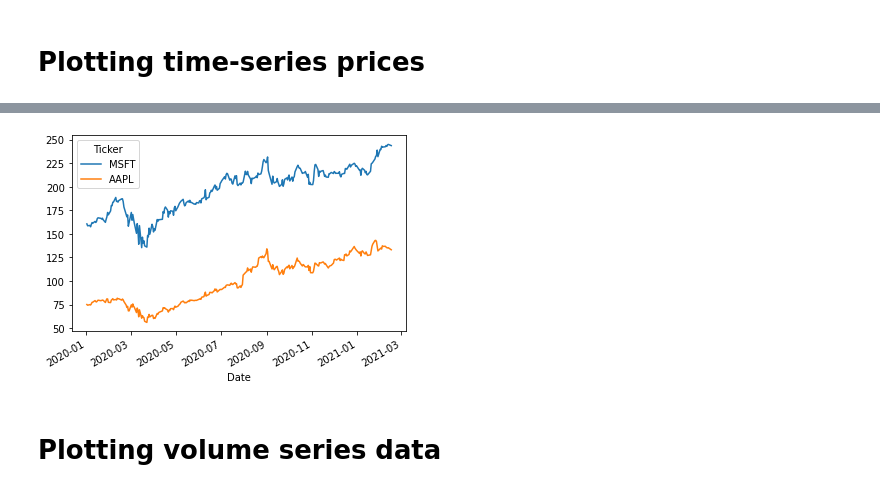
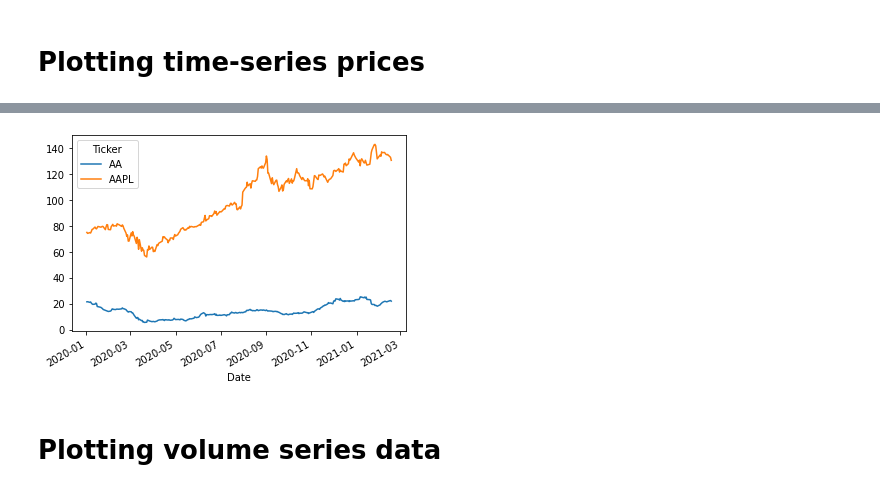
Before and after one commit to jiayou60/Learning-Pandas-Second-Edition, a Jupyter notebook: Chapter15/15_Finance.ipynb, the cells around one changed output, grey strips where cells are left out. Cells and saved outputs as stored; diff of their text form; code cells hidden in the pictures.

```diff
--- a/Chapter15/15_Finance.ipynb
+++ b/Chapter15/15_Finance.ipynb
@@ -181,8 +182,8 @@ close_px['MSFT'].plot();
 # %%
 # plot MSFT vs AAPL on the same chart
-close_px[['MSFT', 'AAPL']].plot();
+close_px[[close_px.columns[0],close_px.columns[1]]].plot();
 # %% [output]
-[figure, old version]
+[figure, new version]
 # %% [markdown]
 # Plotting volume series data
 # %%
```
Also changed, not shown: parts of 26 cells of this notebook.
